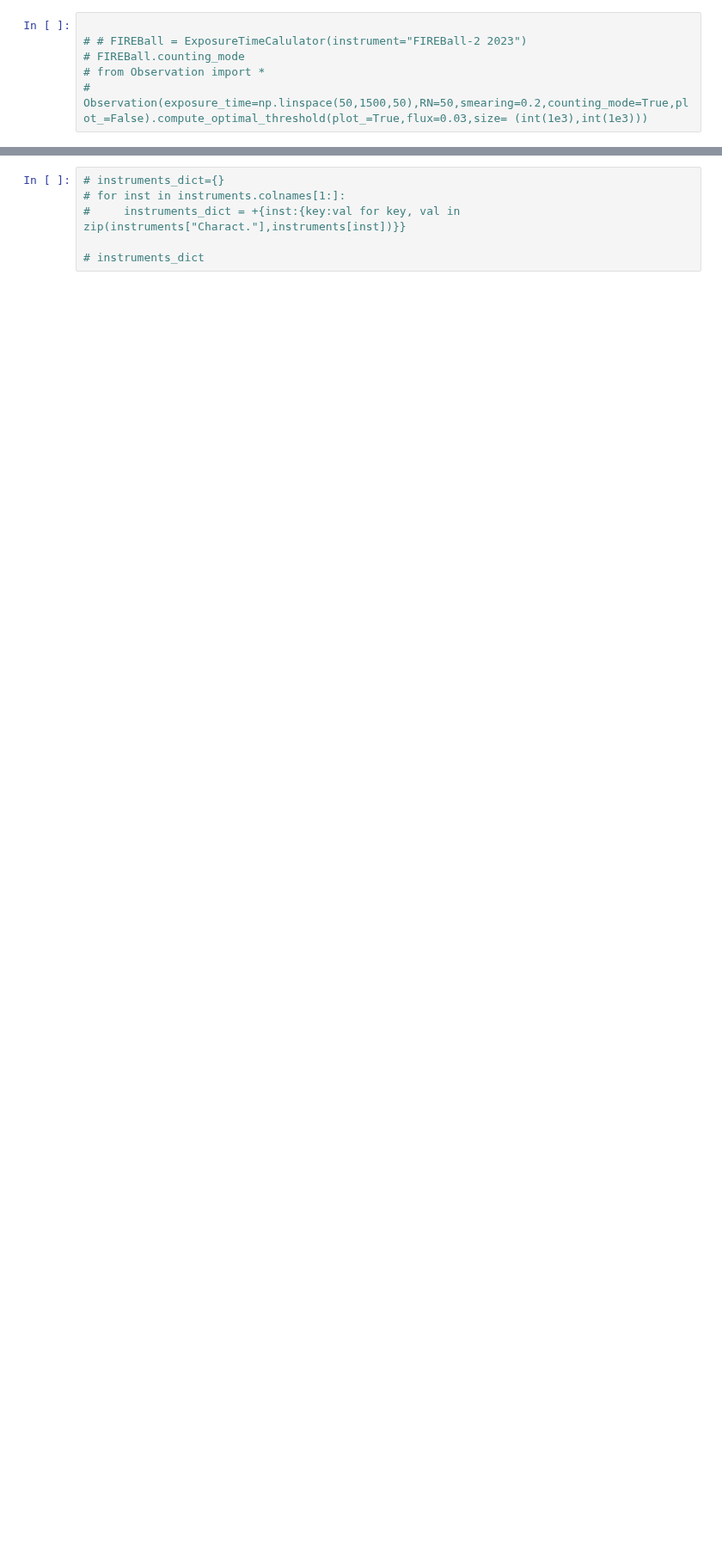
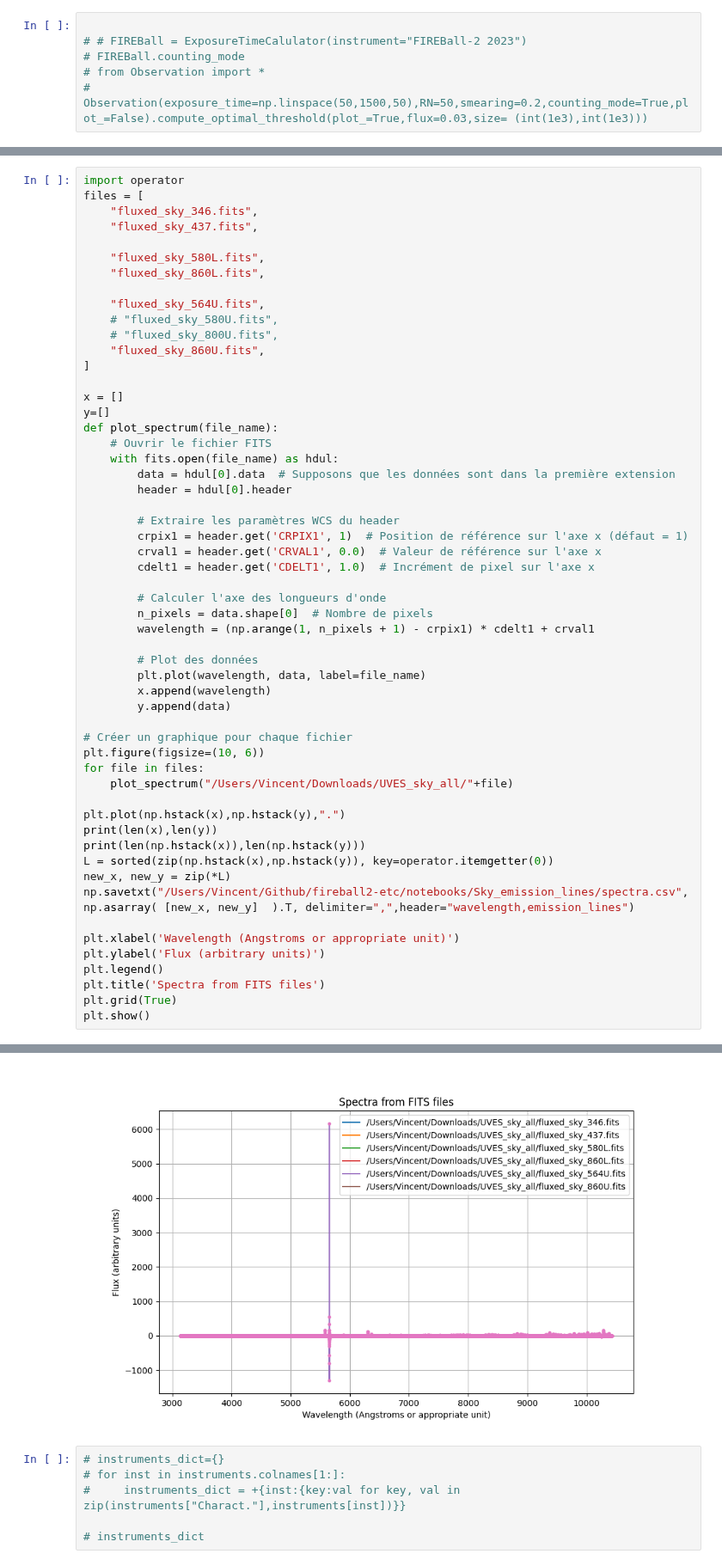
Before and after one commit to vpicouet/spectro-imager-etc, a Jupyter notebook: notebooks/ETC.ipynb, the cells around one changed output, grey strips where cells are left out. Shown at 86% size. Cells and saved outputs as stored; diff of their text form; blank space fills up the shorter version.

Commit message:
create the flux catalog

```diff
--- a/notebooks/ETC.ipynb
+++ b/notebooks/ETC.ipynb
@@ -1292,0 +1313,56 @@ array([4, 5, 6, 7])
+# %%
+import operator
+files = [
+    "fluxed_sky_346.fits",
+    "fluxed_sky_437.fits",
+
+    "fluxed_sky_580L.fits",
+    "fluxed_sky_860L.fits",
+
+    "fluxed_sky_564U.fits",
+    # "fluxed_sky_580U.fits",
+    # "fluxed_sky_800U.fits",
+    "fluxed_sky_860U.fits",
+]
+
+x = []
+y=[]
+def plot_spectrum(file_name):
+    # Ouvrir le fichier FITS
+    with fits.open(file_name) as hdul:
+        data = hdul[0].data  # Supposons que les données sont dans la première extension
+        header = hdul[0].header
+
+        # Extraire les paramètres WCS du header
+        crpix1 = header.get('CRPIX1', 1)  # Position de référence sur l'axe x (défaut = 1)
+        crval1 = header.get('CRVAL1', 0.0)  # Valeur de référence sur l'axe x
+        cdelt1 = header.get('CDELT1', 1.0)  # Incrément de pixel sur l'axe x
+
+        # Calculer l'axe des longueurs d'onde
+        n_pixels = data.shape[0]  # Nombre de pixels
+        wavelength = (np.arange(1, n_pixels + 1) - crpix1) * cdelt1 + crval1
+
+        # Plot des données
+        plt.plot(wavelength, data, label=file_name)
+        x.append(wavelength)
+        y.append(data)
+
+# Créer un graphique pour chaque fichier
+plt.figure(figsize=(10, 6))
+for file in files:
+    plot_spectrum("/Users/Vincent/Downloads/UVES_sky_all/"+file)
+
+plt.plot(np.hstack(x),np.hstack(y),".")
+print(len(x),len(y))
+print(len(np.hstack(x)),len(np.hstack(y)))
+L = sorted(zip(np.hstack(x),np.hstack(y)), key=operator.itemgetter(0))
+new_x, new_y = zip(*L)
+np.savetxt("/Users/Vincent/Github/fireball2-etc/notebooks/Sky_emission_lines/spectra.csv", np.asarray( [new_x, new_y]  ).T, delimiter=",",header="wavelength,emission_lines")
+
+plt.xlabel('Wavelength (Angstroms or appropriate unit)')
+plt.ylabel('Flux (arbitrary units)')
+plt.legend()
+plt.title('Spectra from FITS files')
+plt.grid(True)
+plt.show()
+# %% [output]
@@ -1293,3 +1371,4 @@ array([4, 5, 6, 7])
+[figure, added]
 # %%
 # instruments_dict={}
 # for inst in instruments.colnames[1:]:
```
Also changed, not shown: parts of 4 cells of this notebook, 4 other files.
